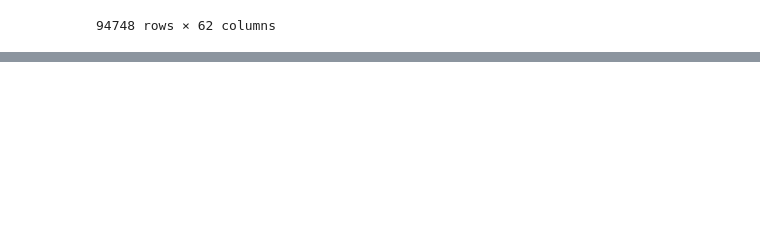
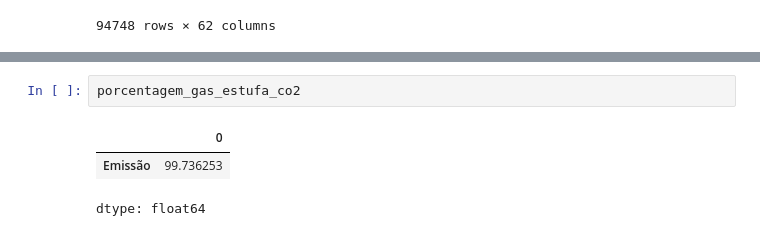
Before and after one commit to anselmoaxo/pandas-lab, a Jupyter notebook: laboratorio_pandas/notebooks/selecionando_agrupando_dados.ipynb, the cells around one changed output, grey strips where cells are left out. Cells and saved outputs as stored; diff of their text form; blank space fills up the shorter version.

```diff
--- a/laboratorio_pandas/notebooks/selecionando_agrupando_dados.ipynb
+++ b/laboratorio_pandas/notebooks/selecionando_agrupando_dados.ipynb
@@ -155,0 +300,6 @@ emissoes_gases
+# %%
+porcentagem_gas_estufa_co2
+# %% [output]
+|  | 0 |
+| Emissão | 99.736253 |
+dtype: float64
```
Also changed, not shown: parts of 15 cells of this notebook.
